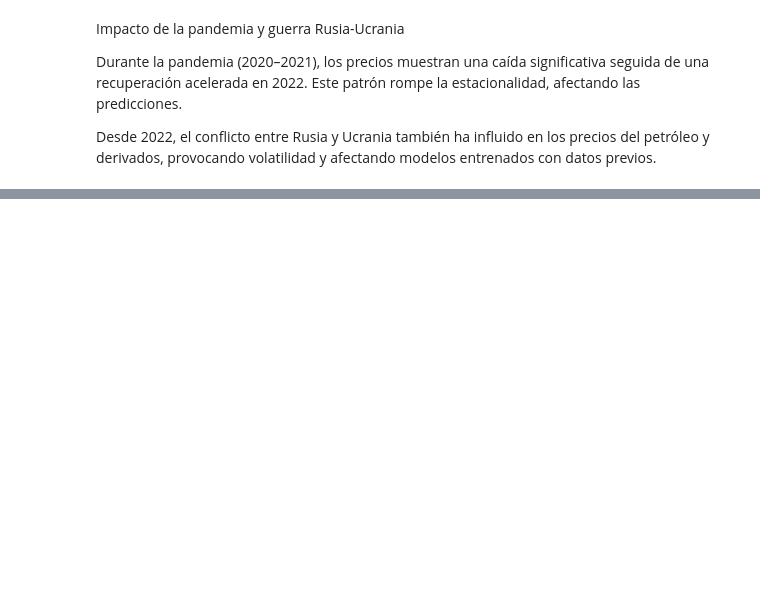
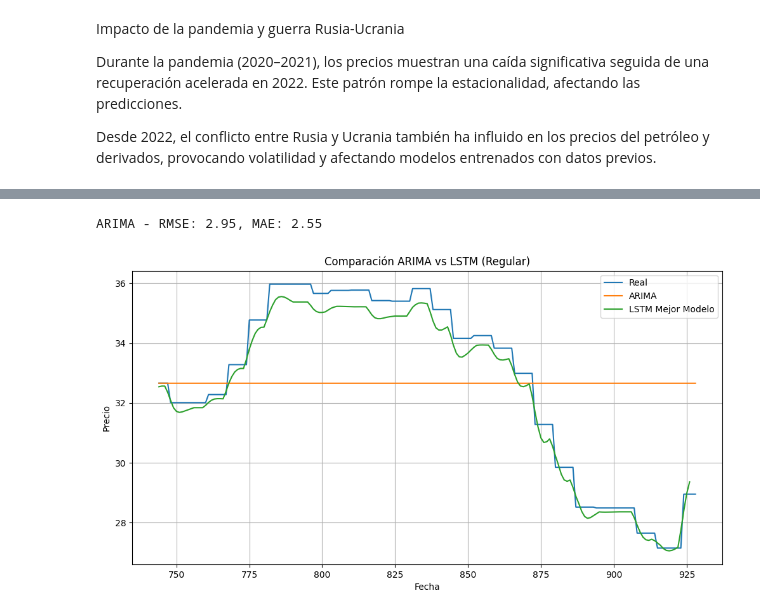
Before and after one commit to JPS4321/Lab2_DataScience, a Jupyter notebook: Series_Precios.ipynb, the cells around one changed output, grey strips where cells are left out. Cells and saved outputs as stored; diff of their text form; code cells hidden in the pictures; blank space fills up the shorter version.

```diff
--- a/Series_Precios.ipynb
+++ b/Series_Precios.ipynb
@@ -165,0 +228,30 @@ Desde 2022, el conflicto entre Rusia y Ucrania también ha influido en los preci
+# %%
+from statsmodels.tsa.arima.model import ARIMA
+
+serie_arima = df_Precios['Regular'].dropna()
+train_size = int(len(serie_arima) * 0.8)
+train_arima, test_arima = serie_arima[:train_size], serie_arima[train_size:]
+
+model_arima = ARIMA(train_arima, order=(5,1,0))
+model_arima_fit = model_arima.fit()
+pred_arima = model_arima_fit.forecast(steps=len(test_arima))
+
+rmse_arima = np.sqrt(mean_squared_error(test_arima, pred_arima))
+mae_arima = mean_absolute_error(test_arima, pred_arima)
+
+print(f"ARIMA - RMSE: {rmse_arima:.2f}, MAE: {mae_arima:.2f}")
+# %% [output]
+ARIMA - RMSE: 2.95, MAE: 2.55
+# %%
+plt.figure(figsize=(12,6))
+plt.plot(test_arima.index, test_arima.values, label='Real')
+plt.plot(test_arima.index, pred_arima, label='ARIMA')
+plt.plot(test_arima.index[:len(pred2)], pred2, label='LSTM Mejor Modelo')
+plt.title('Comparación ARIMA vs LSTM (Regular)')
+plt.xlabel('Fecha')
+plt.ylabel('Precio')
+plt.legend()
+plt.grid(True)
+plt.show()
+# %% [output]
+[figure, added]
```
Also changed, not shown: parts of 13 cells of this notebook.
